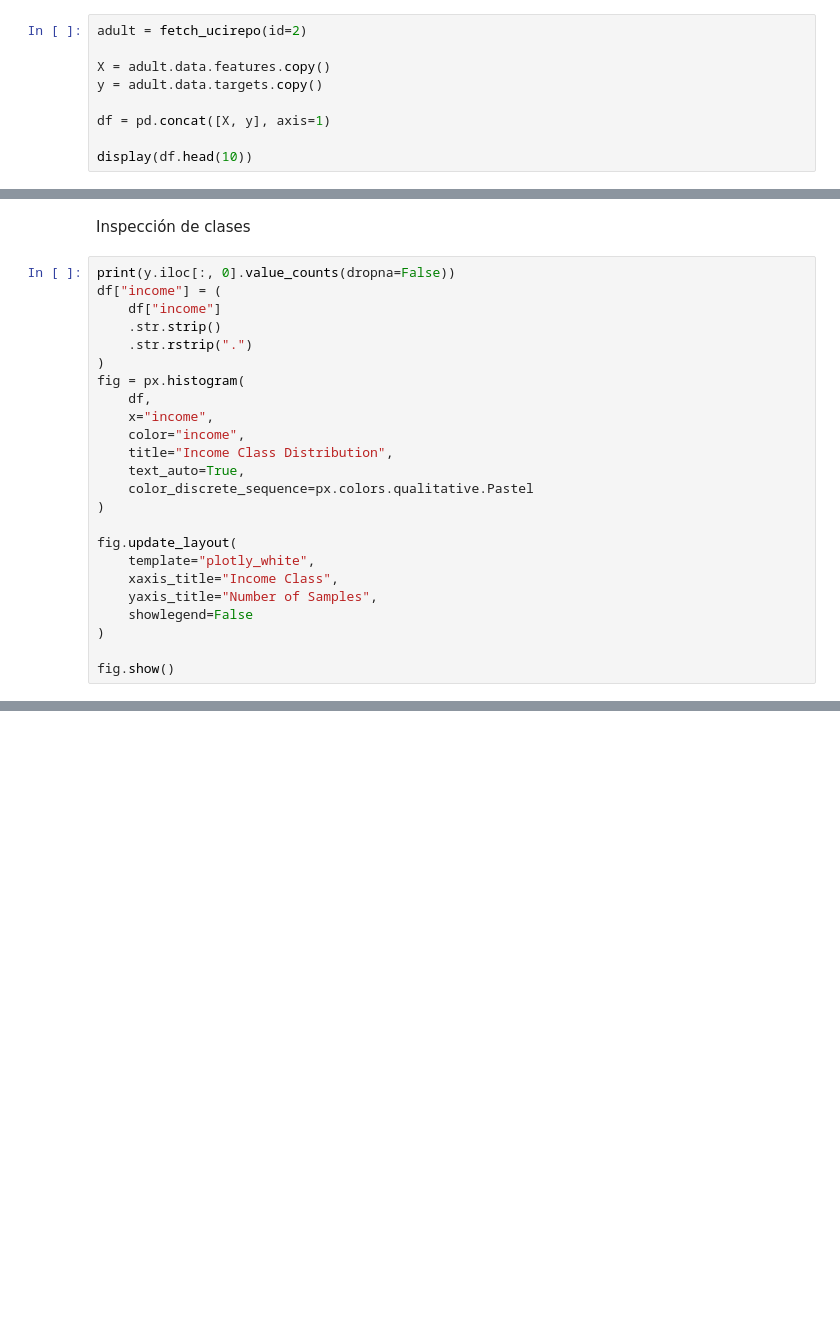
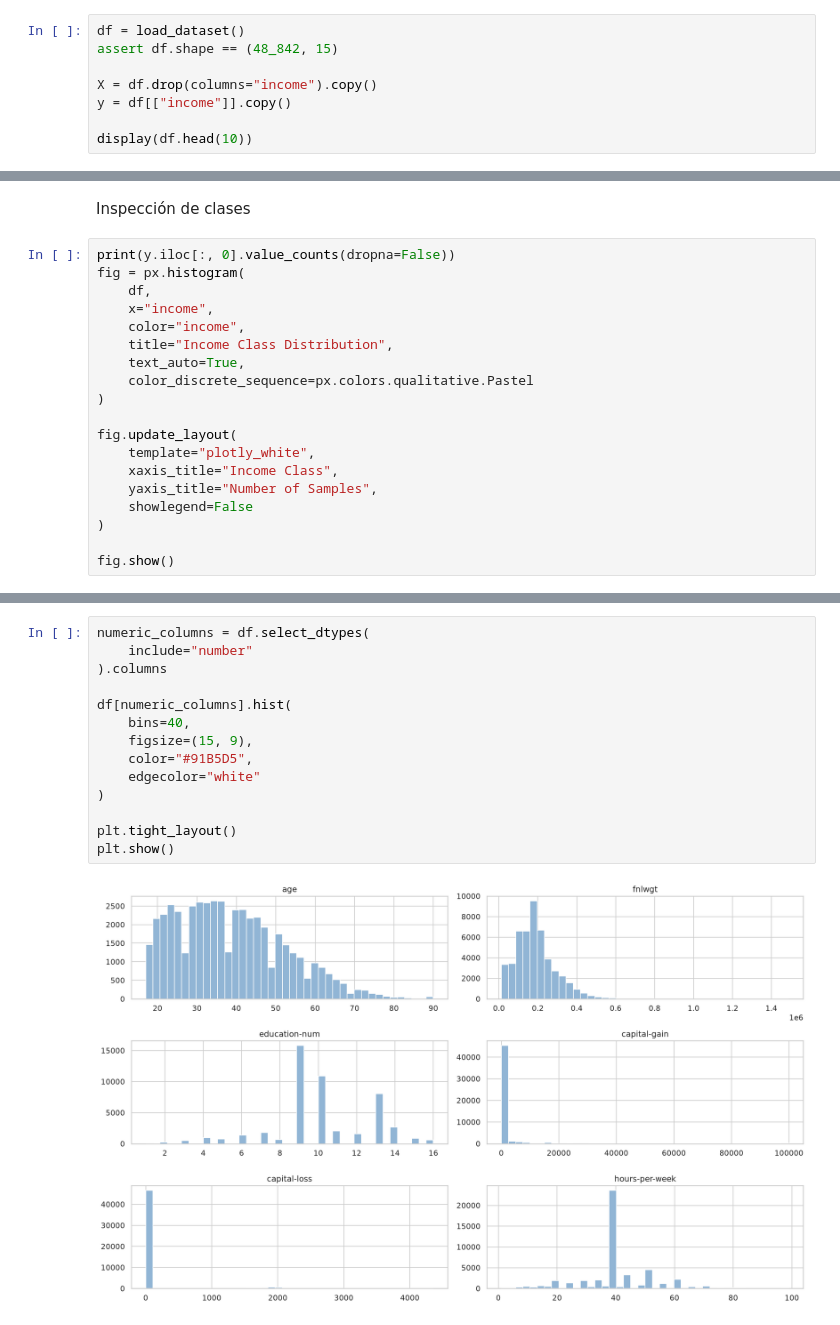
Before and after one commit to Vante52/neural-income-classifier, a Jupyter notebook: notebooks/01_data_exploration.ipynb, the cells around one changed output, grey strips where cells are left out. Saved outputs shown, nothing was run; the diff lists cells and outputs as text; blank space fills up the shorter version.

```diff
--- a/notebooks/01_data_exploration.ipynb
+++ b/notebooks/01_data_exploration.ipynb
@@ -22,12 +31,11 @@ plt.rcParams["figure.dpi"] = 150
 # %% [markdown]
 Importamos el dataset
 # %%
-adult = fetch_ucirepo(id=2)
+df = load_dataset()
+assert df.shape == (48_842, 15)
 
-X = adult.data.features.copy()
-y = adult.data.targets.copy()
-
-df = pd.concat([X, y], axis=1)
+X = df.drop(columns="income").copy()
+y = df[["income"]].copy()
 
 display(df.head(10))
 # %% [output]
@@ -82,11 +90,6 @@ memory usage: 5.6 MB
 Inspección de clases
 # %%
 print(y.iloc[:, 0].value_counts(dropna=False))
-df["income"] = (
-    df["income"]
-    .str.strip()
-    .str.rstrip(".")
-)
 fig = px.histogram(
     df,
     x="income",
@@ -113,0 +119,16 @@ Name: count, dtype: int64
+# %%
+numeric_columns = df.select_dtypes(
+    include="number"
+).columns
+
+df[numeric_columns].hist(
+    bins=40,
+    figsize=(15, 9),
+    color="#91B5D5",
+    edgecolor="white"
+)
+
+plt.tight_layout()
+plt.show()
+# %% [output]
+[figure, added]
```
Also changed, not shown: parts of 11 cells of this notebook, 7 other files.
